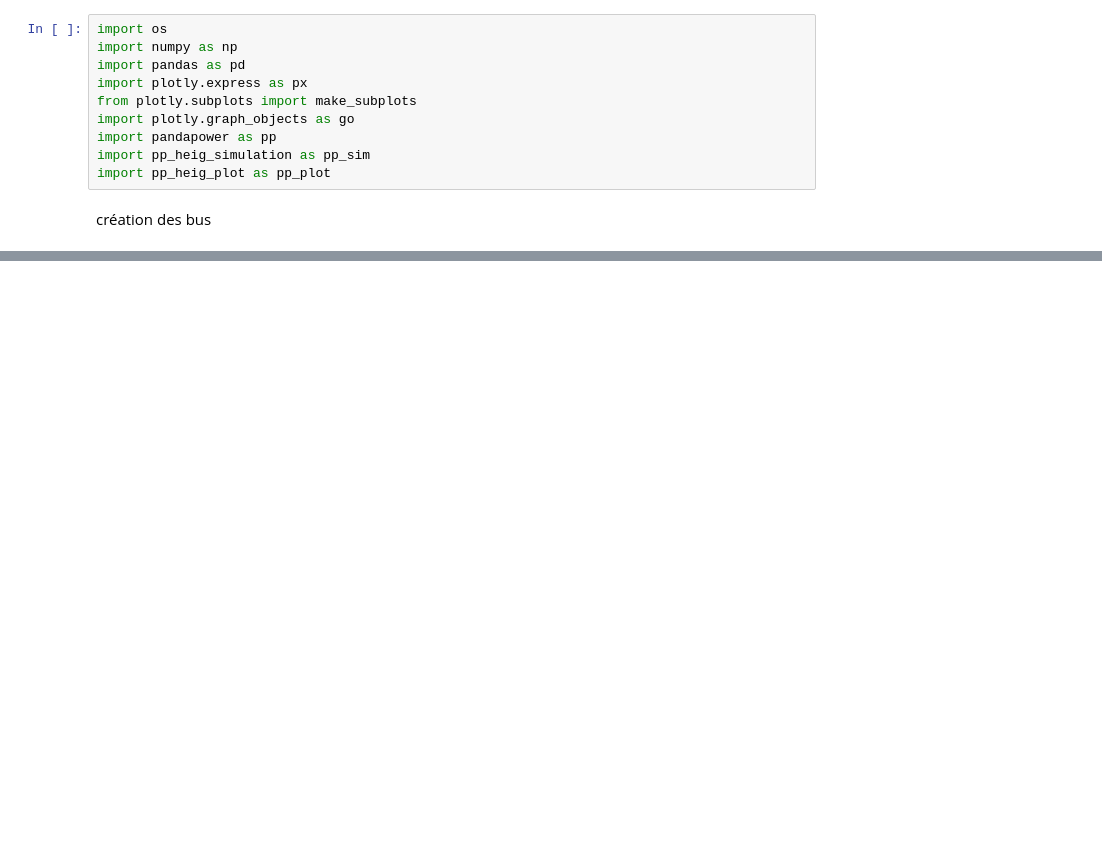
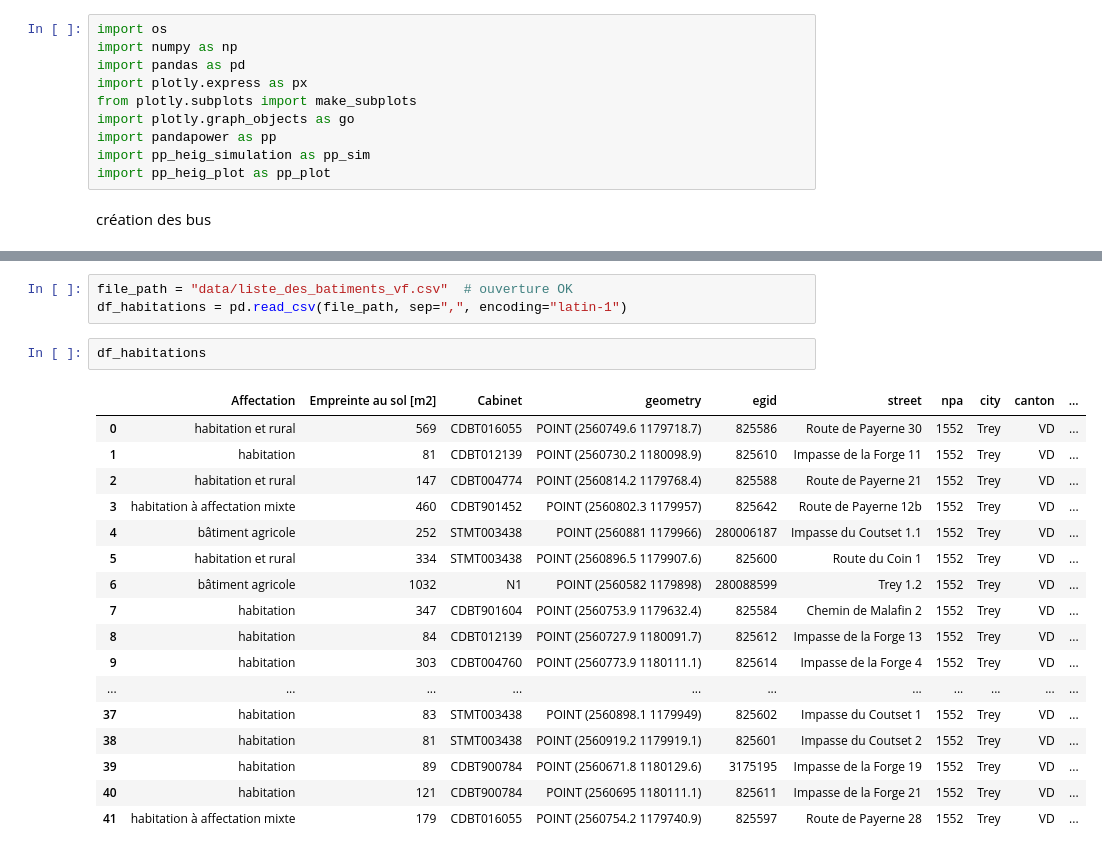
Before and after one commit to karim-bergoug/rhtlab_DKM, a Jupyter notebook: Projet-Groupe1-DKM/my_file_Danny.ipynb, the cells around one changed output, grey strips where cells are left out. Cells and saved outputs as stored; diff of their text form; blank space fills up the shorter version.

```diff
--- a/Projet-Groupe1-DKM/my_file_Danny.ipynb
+++ b/Projet-Groupe1-DKM/my_file_Danny.ipynb
@@ -17,0 +25,23 @@ RuntimeError: Null values founded in vn_kv column in bus equipment.
+# %%
+file_path = "data/liste_des_batiments_vf.csv"  # ouverture OK
+df_habitations = pd.read_csv(file_path, sep=",", encoding="latin-1")
+# %%
+df_habitations
+# %% [output]
+|  | Affectation | Empreinte au sol [m2] | Cabinet | geometry | egid | street | npa | city | canton | ... |
+| 0 | habitation et rural | 569 | CDBT016055 | POINT (2560749.6 1179718.7) | 825586 | Route de Payerne 30 | 1552 | Trey | VD | ... |
+| 1 | habitation | 81 | CDBT012139 | POINT (2560730.2 1180098.9) | 825610 | Impasse de la Forge 11 | 1552 | Trey | VD | ... |
+| 2 | habitation et rural | 147 | CDBT004774 | POINT (2560814.2 1179768.4) | 825588 | Route de Payerne 21 | 1552 | Trey | VD | ... |
+| 3 | habitation à affectation mixte | 460 | CDBT901452 | POINT (2560802.3 1179957) | 825642 | Route de Payerne 12b | 1552 | Trey | VD | ... |
+| 4 | bâtiment agricole | 252 | STMT003438 | POINT (2560881 1179966) | 280006187 | Impasse du Coutset 1.1 | 1552 | Trey | VD | ... |
+| 5 | habitation et rural | 334 | STMT003438 | POINT (2560896.5 1179907.6) | 825600 | Route du Coin 1 | 1552 | Trey | VD | ... |
+| 6 | bâtiment agricole | 1032 | N1 | POINT (2560582 1179898) | 280088599 | Trey 1.2 | 1552 | Trey | VD | ... |
+| 7 | habitation | 347 | CDBT901604 | POINT (2560753.9 1179632.4) | 825584 | Chemin de Malafin 2 | 1552 | Trey | VD | ... |
+| 8 | habitation | 84 | CDBT012139 | POINT (2560727.9 1180091.7) | 825612 | Impasse de la Forge 13 | 1552 | Trey | VD | ... |
+| 9 | habitation | 303 | CDBT004760 | POINT (2560773.9 1180111.1) | 825614 | Impasse de la Forge 4 | 1552 | Trey | VD | ... |
+| ... | ... | ... | ... | ... | ... | ... | ... | ... | ... | ... |
+| 37 | habitation | 83 | STMT003438 | POINT (2560898.1 1179949) | 825602 | Impasse du Coutset 1 | 1552 | Trey | VD | ... |
+| 38 | habitation | 81 | STMT003438 | POINT (2560919.2 1179919.1) | 825601 | Impasse du Coutset 2 | 1552 | Trey | VD | ... |
+| 39 | habitation | 89 | CDBT900784 | POINT (2560671.8 1180129.6) | 3175195 | Impasse de la Forge 19 | 1552 | Trey | VD | ... |
+| 40 | habitation | 121 | CDBT900784 | POINT (2560695 1180111.1) | 825611 | Impasse de la Forge 21 | 1552 | Trey | VD | ... |
+| 41 | habitation à affectation mixte | 179 | CDBT016055 | POINT (2560754.2 1179740.9) | 825597 | Route de Payerne 28 | 1552 | Trey | VD | ... |
```
Also changed, not shown: parts of 2 cells of this notebook, 2 other files.
